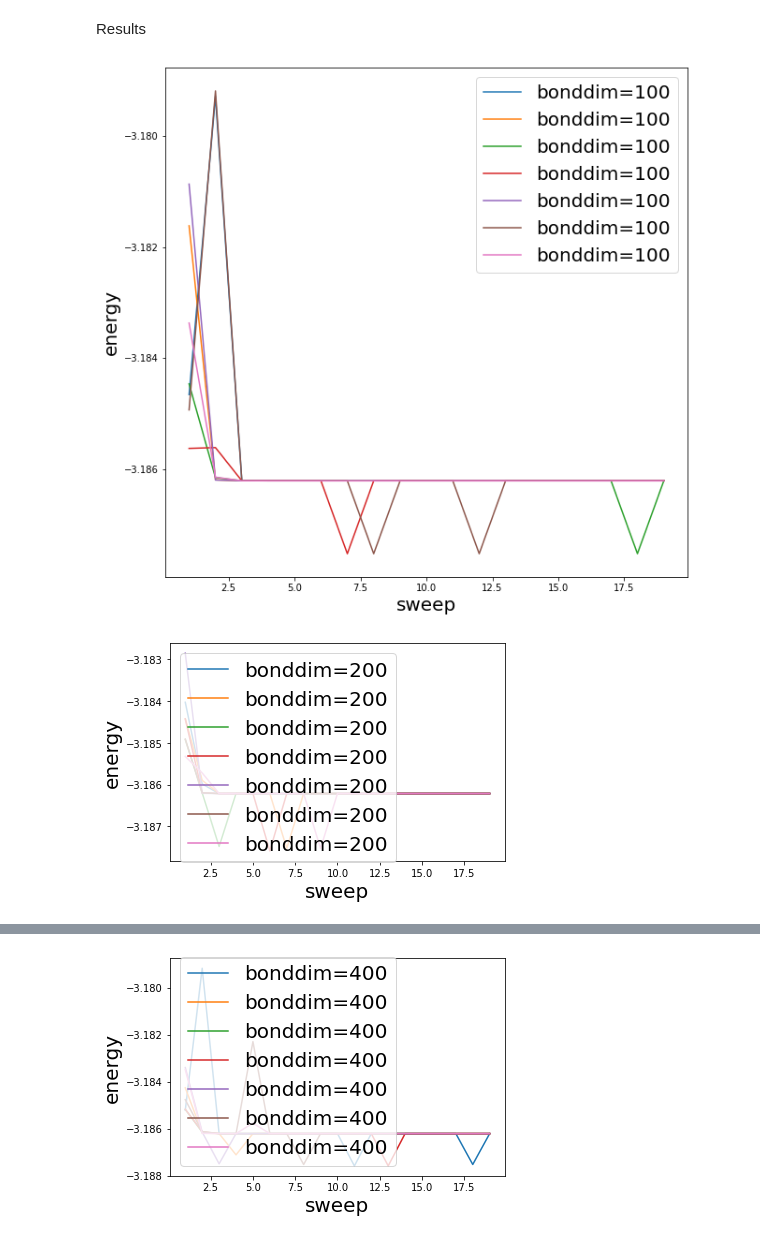
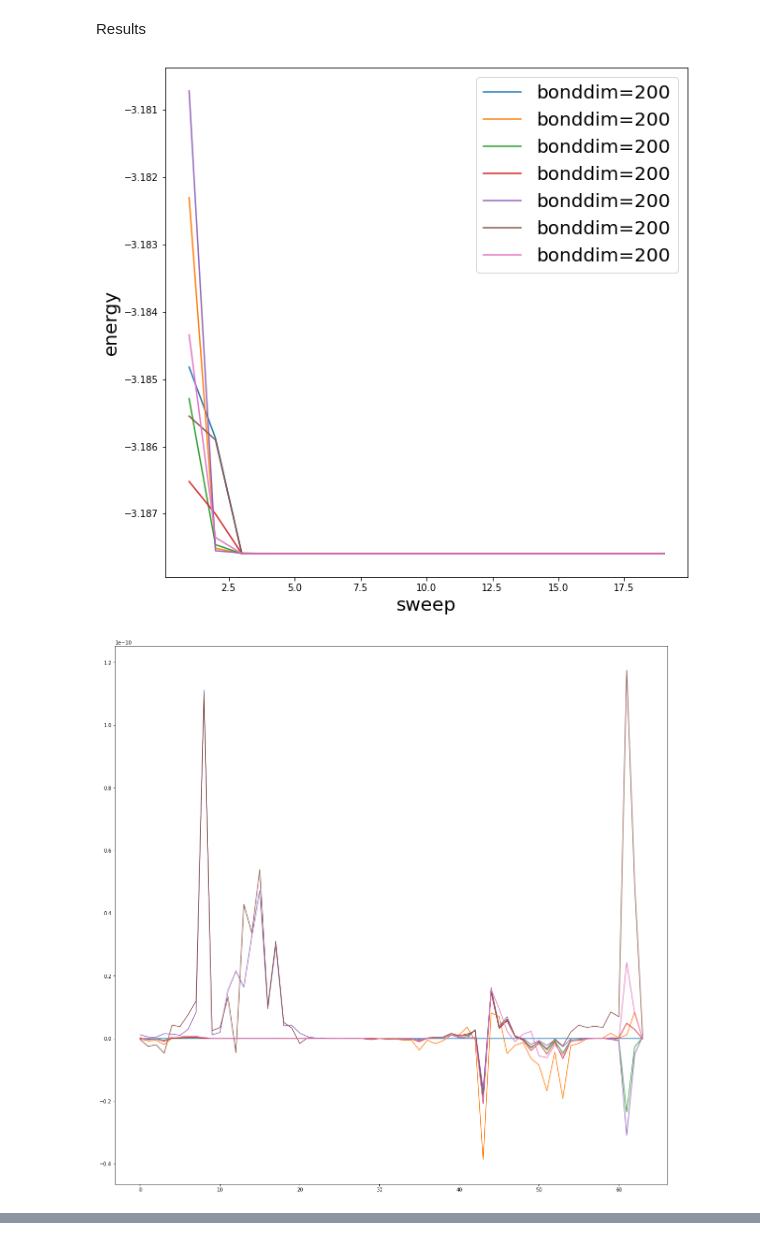
Before and after one commit to emacosta95/quantum_simulations_for_ising, a Jupyter notebook: testing_the_dmrg.ipynb, the cells around one changed output, grey strips where cells are left out. Drawn from its saved outputs; the diff is of its cells as text; code cells hidden in the pictures.

```diff
--- a/testing_the_dmrg.ipynb
+++ b/testing_the_dmrg.ipynb
@@ -10,10 +10,11 @@ import matplotlib.pyplot as plt
 # %% [markdown]
 #### Data
 # %%
-bonddim=np.array([100,200,300,400])
+bonddim=np.array([200])
 sweeps=np.arange(1,20)
 seed=[12,35,356,145,98,236,659]
-l=64
+l=128
+replica=5
 eng=np.zeros((bonddim.shape[0],sweeps.shape[0],len(seed)))
 v=np.zeros((bonddim.shape[0],sweeps.shape[0],len(seed),l))
 z=np.zeros((bonddim.shape[0],sweeps.shape[0],len(seed),l))
@@ -21,7 +22,7 @@ for i,b in enumerate(bonddim):
     for j,s in enumerate(sweeps):
         for k,w in enumerate(seed):
 
-            data=np.load(f'data/check_dmrg/test_unet_periodic_2nn_10_replica_{l}_l_5.43656365691809_h_1_n_{s}_sweep_{b}_bonddim_{w}_seed.npz')
+            data=np.load(f'data/check_dmrg/test_unet_periodic_2nn_{replica}_replica_{l}_l_5.43656365691809_h_1_n_{s}_sweep_{b}_bonddim_{w}_seed.npz')
             eng[i,j,k]=data['energy']
             v[i,j,k]=data['potential']
             z[i,j,k]=data['density']
@@ -30,18 +33,23 @@ Results
 # %%
 plt.figure(figsize=(10,10))
 for i in range(0,bonddim.shape[0]):
     for k in range(len(seed)):
         plt.plot(sweeps,eng[i,:,k],label=f'bonddim={bonddim[i]}')
     plt.legend(fontsize=20)
     plt.xlabel('sweep',fontsize=20)
     plt.ylabel('energy',fontsize=20)
     plt.show()
 
 plt.figure(figsize=(20,20))
 for i in range(bonddim.shape[0]):
     for k in range(len(seed)):
         plt.plot(z[i,-1,k]-z[i,-1,0])
     plt.show()
+
+for i in range(bonddim.shape[0]):
+    for k in range(len(seed)):
+        plt.plot(z[i,-2,k]-z[i,-2,0])
+    plt.show()
 # %% [output]
-[figure, old version]
+[figure, new version]
-[figure, old version]
+[figure, new version]
@@ -49 +56,0 @@ for i in range(bonddim.shape[0]):
-[figure, removed]
```
Also changed, not shown: parts of 2 cells of this notebook, 5 other files.
